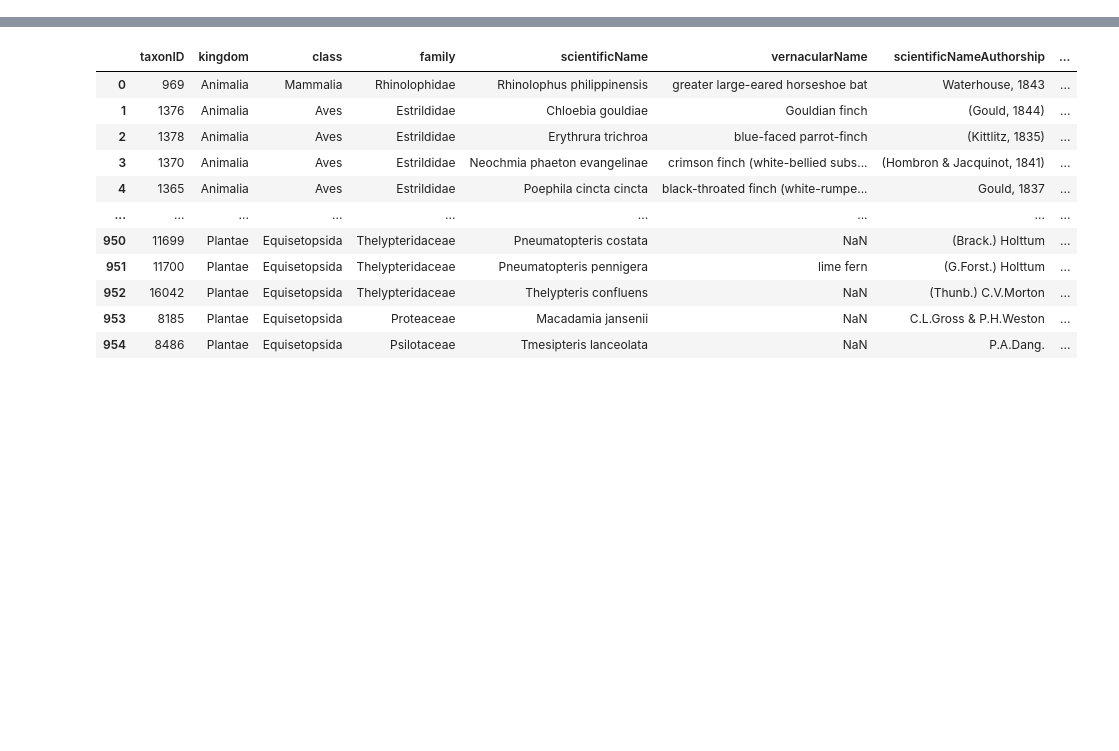
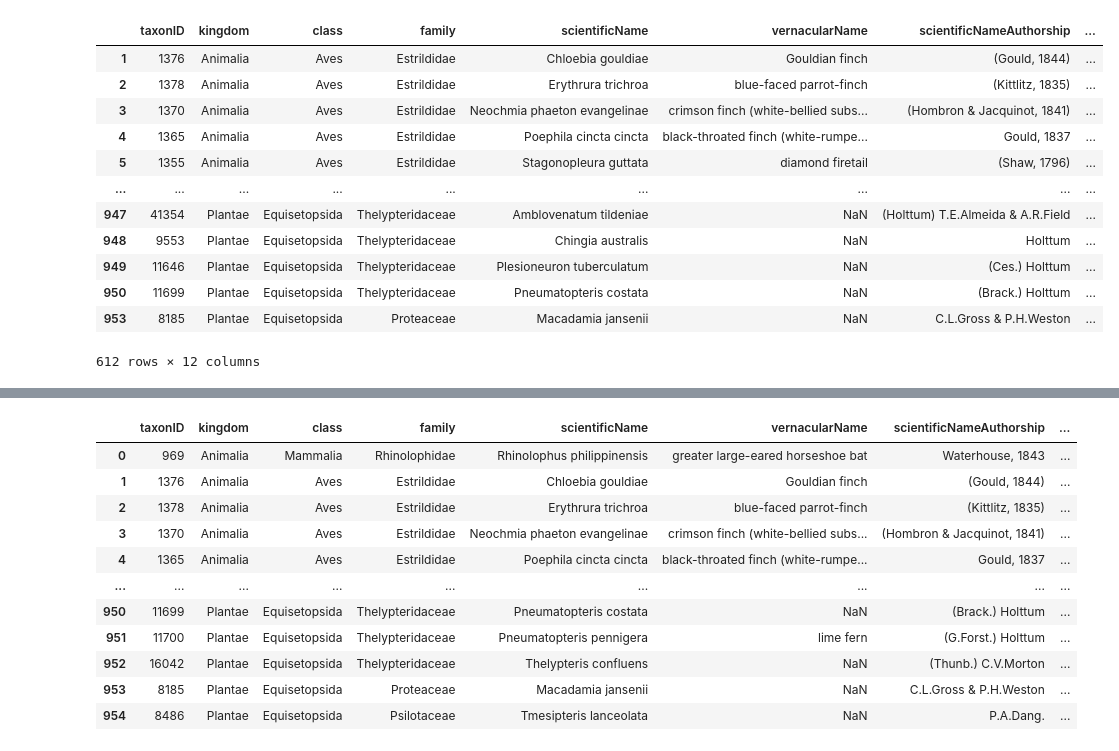
Before and after one commit to AtlasOfLivingAustralia/authoritative-lists, a Jupyter notebook: source-code/py-notebook/inaturalist-sensitive.ipynb, the cells around one changed output, grey strips where cells are left out. Saved outputs shown, nothing was run; the diff lists cells and outputs as text; code cells hidden in the pictures; blank space fills up the shorter version.

```diff
--- a/source-code/py-notebook/inaturalist-sensitive.ipynb
+++ b/source-code/py-notebook/inaturalist-sensitive.ipynb
@@ -16,0 +225,5 @@ To update the statuses (eg for Qld), we need to:
+# %%
+qldinat1 = qldinat.rename(columns={'taxonname': 'scientificName'})
+qldiant1
+taxmatch = qldinat1.merge(qldsensitive, how = 'inner', on = ['scientificName'])
+taxmatch
@@ -16,0 +234,5 @@ To update the statuses (eg for Qld), we need to:
+# %%
+taxlistfound = taxmatch['scientificName'].tolist()  # iNat taxon
+taxonnew = qldsensitive[~qldsensitive['scientificName'].isin(taxlistfound)]
+taxonnew.to_csv(newtaxoncsv,index = False,encoding='utf-8-sig')
+taxonnew
@@ -16,0 +249,28 @@ To update the statuses (eg for Qld), we need to:
+# %%
+newtemplate = pd.DataFrame(columns=['Taxon Name','Status','Authority','IUCN equivalent','Description',
+                                    'iNaturalist Place ID','url','Taxon Geoprivacy','Username','taxon_id'])
+taxonnew
+# newtemplate['Taxon Name'] = taxonnew['scientificName']
+# newtemplate['Status'] = taxonnew['scientificName']
+# newtemplate['Authority'] = taxonnew['scientificName']
+# newtemplate['IUCN equivalent'] = taxonnew['scientificName']
+# newtemplate['Description'] = taxonnew['scientificName']
+# newtemplate['iNaturalist Place ID'] = taxonnew['scientificName']
+# newtemplate['url'] = taxonnew['scientificName']
+# newtemplate['Taxon Geoprivacy'] = taxonnew['scientificName']
+# newtemplate['Username'] = taxonnew['scientificName']
+# newtemplate['taxon_id'] = taxonnew['scientificName']
+# %% [output]
+|  | taxonID | kingdom | class | family | scientificName | vernacularName | scientificNameAuthorship | ... |
+| 1 | 1376 | Animalia | Aves | Estrildidae | Chloebia gouldiae | Gouldian finch | (Gould, 1844) | ... |
+| 2 | 1378 | Animalia | Aves | Estrildidae | Erythrura trichroa | blue-faced parrot-finch | (Kittlitz, 1835) | ... |
+| 3 | 1370 | Animalia | Aves | Estrildidae | Neochmia phaeton evangelinae | crimson finch (white-bellied subs... | (Hombron & Jacquinot, 1841) | ... |
+| 4 | 1365 | Animalia | Aves | Estrildidae | Poephila cincta cincta | black-throated finch (white-rumpe... | Gould, 1837 | ... |
+| 5 | 1355 | Animalia | Aves | Estrildidae | Stagonopleura guttata | diamond firetail | (Shaw, 1796) | ... |
+| ... | ... | ... | ... | ... | ... | ... | ... | ... |
+| 947 | 41354 | Plantae | Equisetopsida | Thelypteridaceae | Amblovenatum tildeniae | NaN | (Holttum) T.E.Almeida & A.R.Field | ... |
+| 948 | 9553 | Plantae | Equisetopsida | Thelypteridaceae | Chingia australis | NaN | Holttum | ... |
+| 949 | 11646 | Plantae | Equisetopsida | Thelypteridaceae | Plesioneuron tuberculatum | NaN | (Ces.) Holttum | ... |
+| 950 | 11699 | Plantae | Equisetopsida | Thelypteridaceae | Pneumatopteris costata | NaN | (Brack.) Holttum | ... |
+| 953 | 8185 | Plantae | Equisetopsida | Proteaceae | Macadamia jansenii | NaN | C.L.Gross & P.H.Weston | ... |
+612 rows × 12 columns
```
Also changed, not shown: parts of 30 cells of this notebook, 1 other file.
